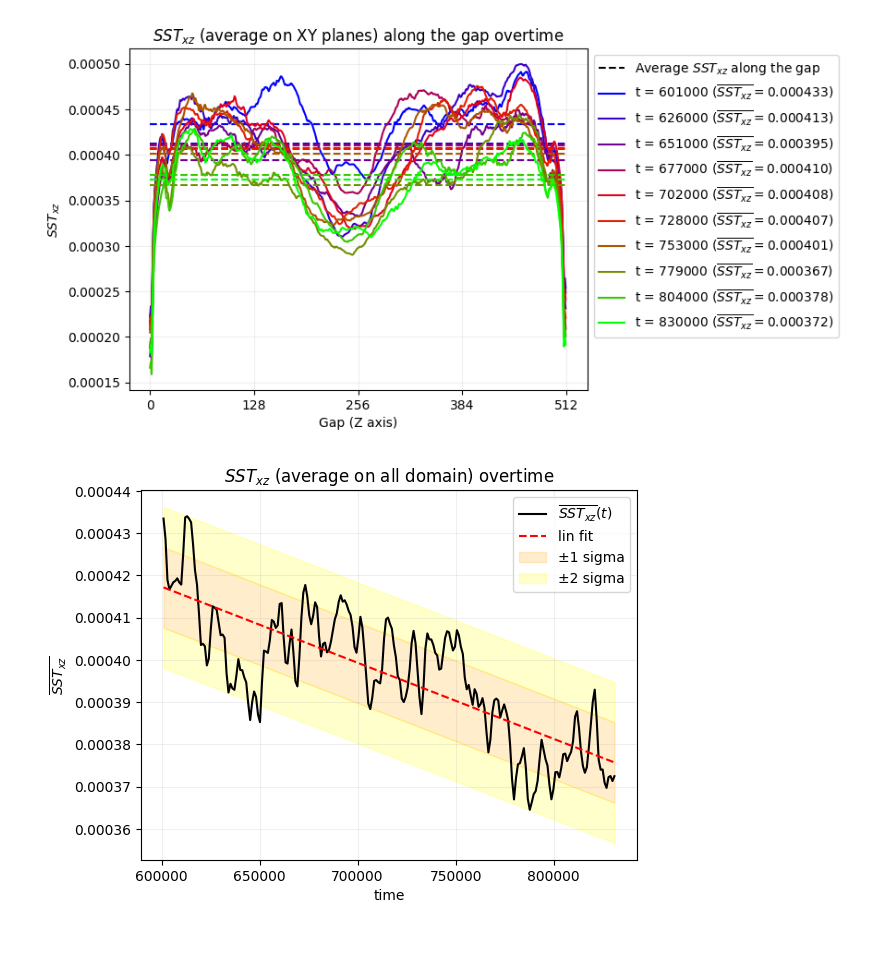
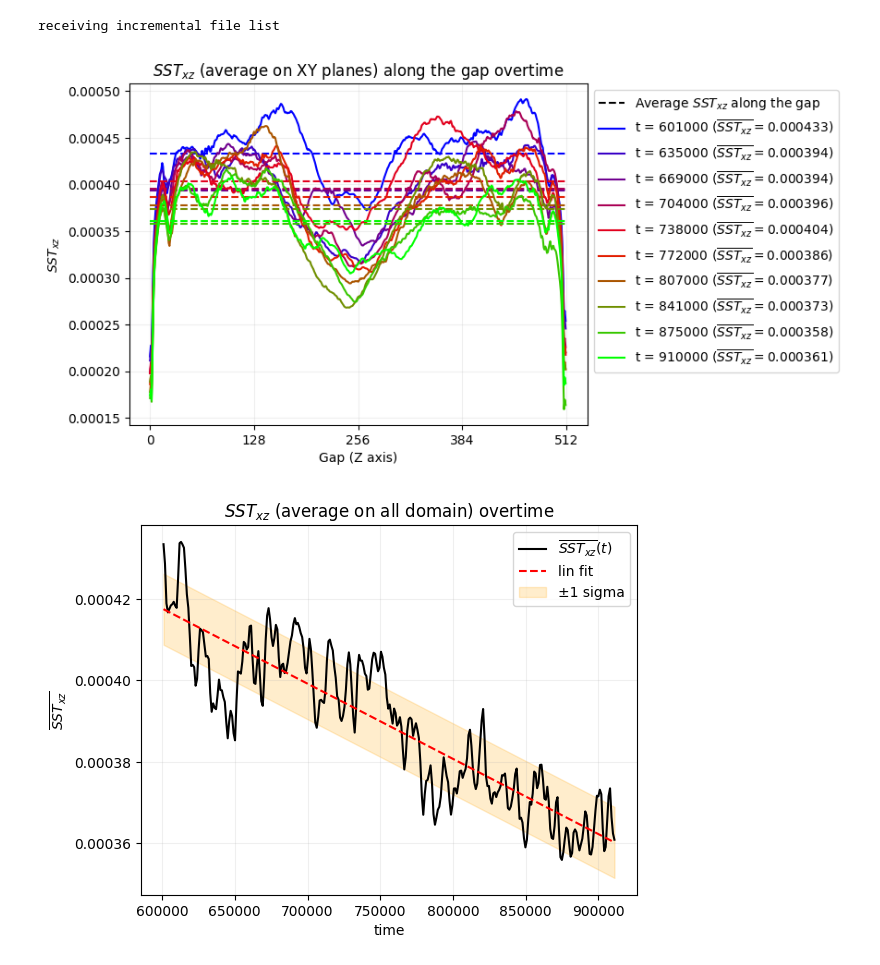
Before and after one commit to mattiamencagli/my-python-plots, a Jupyter notebook: Flow_Matters/SST_statistics.ipynb, the cells around one changed output. Drawn from its saved outputs; the diff is of its cells as text; code cells hidden in the pictures.

```diff
--- a/Flow_Matters/SST_statistics.ipynb
+++ b/Flow_Matters/SST_statistics.ipynb
@@ -1,8 +1,10 @@
 # %%
 %%bash
 cd /home/matti/DATA/Mayonese/staggered_run/SST_statistic/
-scp grouch:/data/storage19/mattia/programming/lbe-direct/src/tests/SCMP_SHEAR_MAYO_STAGGERED/shear_stress_tensor_components_aveXY.dat .
+rsync -azuP grouch:/data/storage19/mattia/programming/lbe-direct/src/tests/SCMP_SHEAR_MAYO_STAGGERED/shear_stress_tensor_components_aveXY.dat .
 ./process.sh
+# %% [output]
+receiving incremental file list
 # %%
 import os
 import numpy as np
@@ -44,11 +46,13 @@ if 0:
     plt.show()
     col = [custom_cmap(i/(num-1)) for i in range(num)]
 
-def func_from_fit(params, deg, X):
-    result = np.zeros_like(X, dtype=float)
-    for i, coef in enumerate(params):
-        result += coef * X**(deg-i)
-    return result
+def func_from_fit(points, N, deg, X):
+    par, residuals, rank, singular_values, rcond = np.polyfit(X, points, deg, rcond=None, full=True, w=None, cov=False)
+    sigma=np.sqrt(residuals/(N-(deg+1)))
+    fitpolyn = np.zeros_like(X, dtype=float)
+    for i, coef in enumerate(par):
+        fitpolyn += coef * X**(deg-i)
+    return fitpolyn, sigma
 
 def pplot(SST, comp):
     off = 601000
@@ -58,9 +62,7 @@ def pplot(SST, comp):
     pl  = np.linspace(0,N-1,num, dtype=int)
     T   = np.linspace(off,off+dt*N,N)
     aveSST = np.average(SST[:,:],axis=1)
-    par, residuals, rank, singular_values, rcond = np.polyfit(T, aveSST, p, rcond=None, full=True, w=None, cov=False)
-    sigma=np.sqrt(residuals/(N-(p+1)))
-    polyn = func_from_fit(par, p, T)
+    polyn, sigma = func_from_fit(aveSST, N, p, T)
 
     plt.figure(1)
     plt.plot([], [], ' ',linestyle='--', color='black', label=r'Average $SST_{%s}$ along the gap'%comp)
@@ -81,10 +83,9 @@ def pplot(SST, comp):
     plt.plot(T, aveSST, color='black', label=r"$\overline{SST_{%s}}(t)$"%comp)
     plt.plot(T, polyn, color='red', linestyle='--', label='lin fit')
     plt.fill_between(T, polyn+sigma, polyn-sigma, color='orange', alpha=0.2, label='±1 sigma')
-    plt.fill_between(T, polyn+sigma, polyn+2*sigma, color='yellow', alpha=0.2, label='±2 sigma')
-    plt.fill_between(T, polyn-sigma, polyn-2*sigma, color='yellow', alpha=0.2)
-    # plt.plot(T, m*T+b+sigma, color='red', linestyle='--', linewidth=0.5)
-    # plt.plot(T, m*T+b-sigma, color='red', linestyle='--', linewidth=0.5)
+    # plt.fill_between(T, polyn+sigma, polyn+2*sigma, color='yellow', alpha=0.2, label='±2 sigma')
+    # plt.fill_between(T, polyn-sigma, polyn-2*sigma, color='yellow', alpha=0.2)
+
     plt.xlabel("time")
     plt.ylabel(r"$\overline{SST_{%s}}$"%comp)
     plt.title(r"$SST_{%s}$ (average on all domain) overtime"%comp)
@@ -95,32 +96,32 @@ def pplot(SST, comp):
 ## choose which component to plot interactivelly
 if 0:
     options = {'xx':SSTxx, 'xy':SSTxy, 'xz':SSTxz, 'yy':SSTyy, 'yz':SSTyz, 'zz':SSTzz}
     # Function to show the selected option in a popup
     def show_selection():
         selected_option = selected.get()
         # messagebox.showinfo("Your Selection", f"You selected: {selected_option}")
         pplot(options[selected_option],selected_option)
         root.destroy()  # Close the window
     # Create main window
     root = tk.Tk()
     root.title("Choose an component of the SST")
     root.geometry("400x300")
     # Variable to store selected option
     selected = tk.StringVar(value="None")
     # Widgets
     tk.Label(root, text="Please select an option:").pack(pady=10)
     for i,case in enumerate(options):
         tk.Radiobutton(root, text=case, variable=selected, value=case).pack(anchor='c')
     tk.Button(root, text="Submit", command=show_selection).pack(pady=15)
     # Start the GUI loop
     root.mainloop()
 
 # pplot(SSTxx,"xx")
 # pplot(SSTxy,"xy")
 pplot(SSTxz,"xz") # <---------------------
 # pplot(SSTyy,"yy")
 # pplot(SSTyz,"yz")
 # pplot(SSTzz,"zz")
 # %% [output]
-[figure, old version]
+[figure, new version]
-[figure, old version]
+[figure, new version]
```
